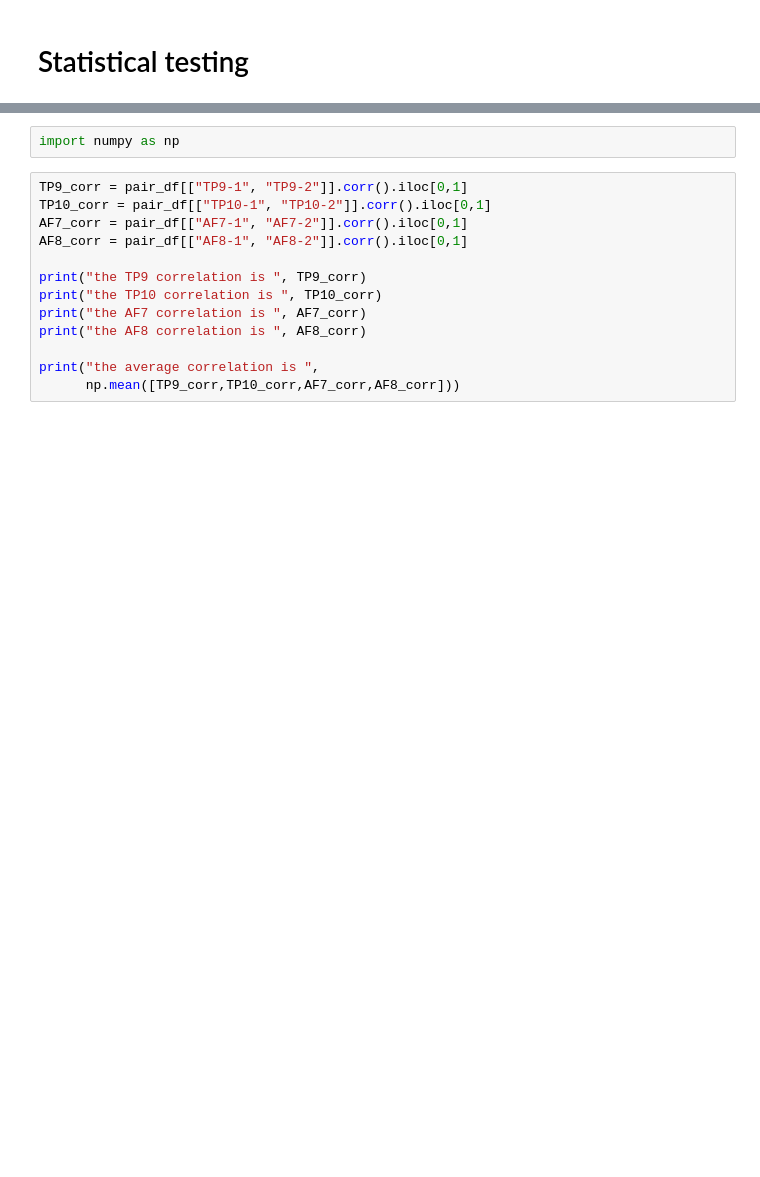
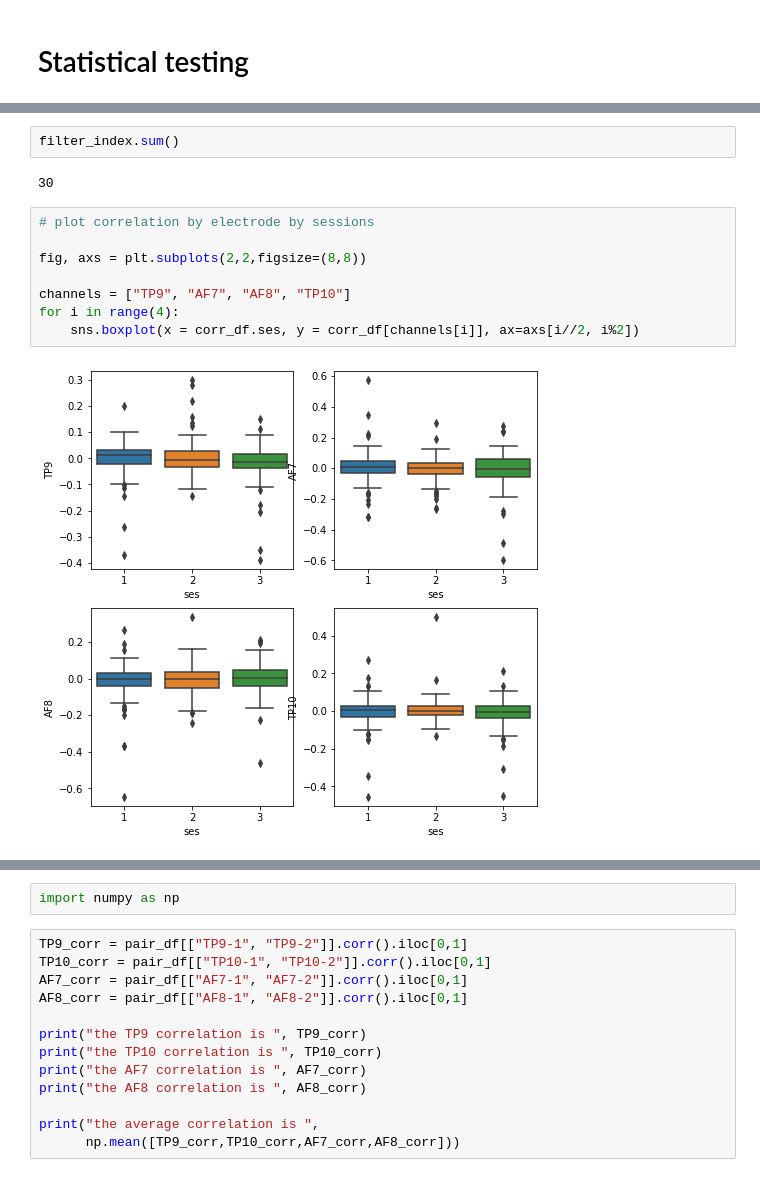
Before and after one commit to cogcommscience-lab/muse_artgram, a Jupyter notebook: muse_data_analysis.ipynb, the cells around one changed output, grey strips where cells are left out. Cells and saved outputs as stored; diff of their text form; blank space fills up the shorter version.

```diff
--- a/muse_data_analysis.ipynb
+++ b/muse_data_analysis.ipynb
@@ -311 +373,15 @@ corr_df["ses"] = corr_df["ses"].astype(int)
+# %%
+filter_index.sum()
+# %% [output]
+30
+# %%
+# plot correlation by electrode by sessions
+
+fig, axs = plt.subplots(2,2,figsize=(8,8))
+
+channels = ["TP9", "AF7", "AF8", "TP10"]
+for i in range(4):
+    sns.boxplot(x = corr_df.ses, y = corr_df[channels[i]], ax=axs[i//2, i%2])
+# %% [output]
+[figure, added]
 # %%
```
Also changed, not shown: parts of 66 cells of this notebook, 2 other files.
